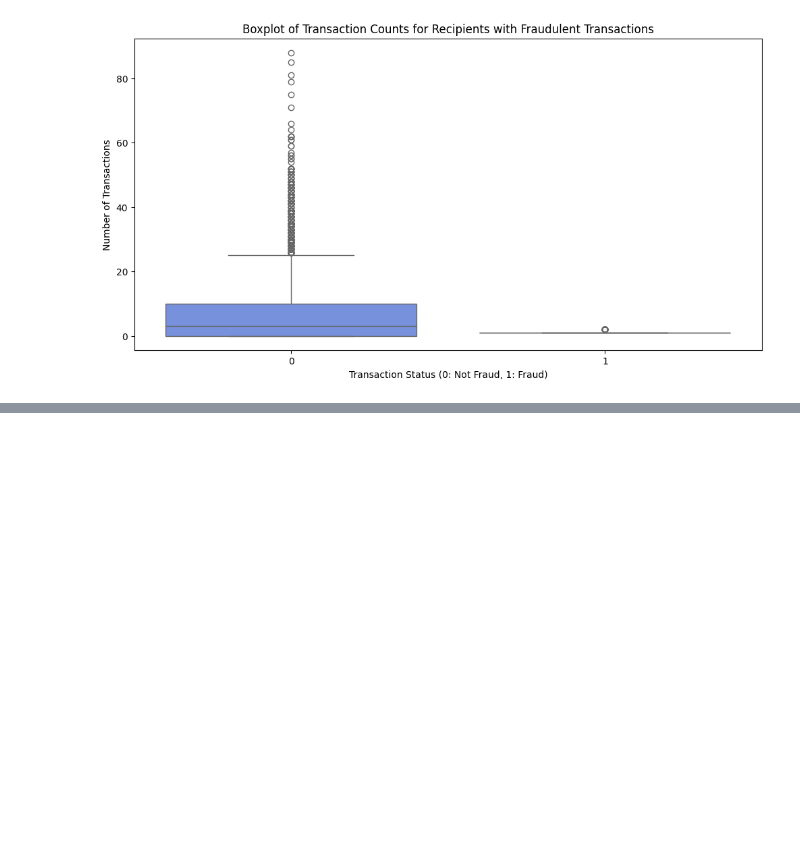
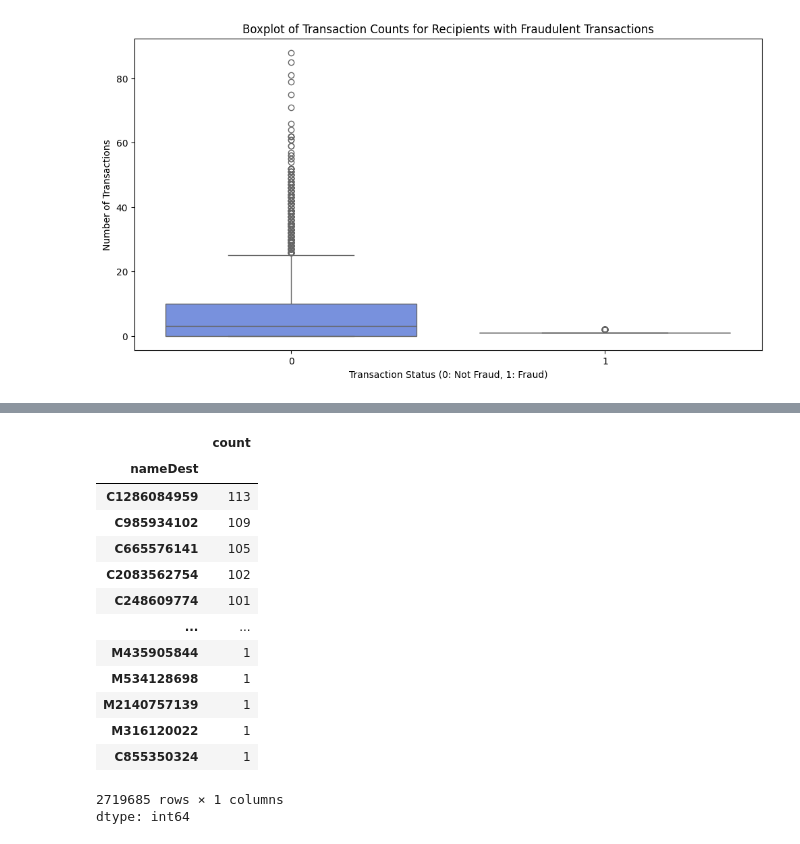
Before and after one commit to viktoruebelhart/analyzing-financial-fraud, a Jupyter notebook: analyzing_financial_fraud.ipynb, the cells around one changed output, grey strips where cells are left out. Cells and saved outputs as stored; diff of their text form; code cells hidden in the pictures; blank space fills up the shorter version.

```diff
--- a/analyzing_financial_fraud.ipynb
+++ b/analyzing_financial_fraud.ipynb
@@ -613,0 +677,18 @@ plt.show()
+# %%
+non_fraudulent_nameDest_counts
+# %% [output]
+|  | count |
+| nameDest |  |
+| C1286084959 | 113 |
+| C985934102 | 109 |
+| C665576141 | 105 |
+| C2083562754 | 102 |
+| C248609774 | 101 |
+| ... | ... |
+| M435905844 | 1 |
+| M534128698 | 1 |
+| M2140757139 | 1 |
+| M316120022 | 1 |
+| C855350324 | 1 |
+2719685 rows × 1 columns
+dtype: int64
```
Also changed, not shown: parts of 6 cells of this notebook.
